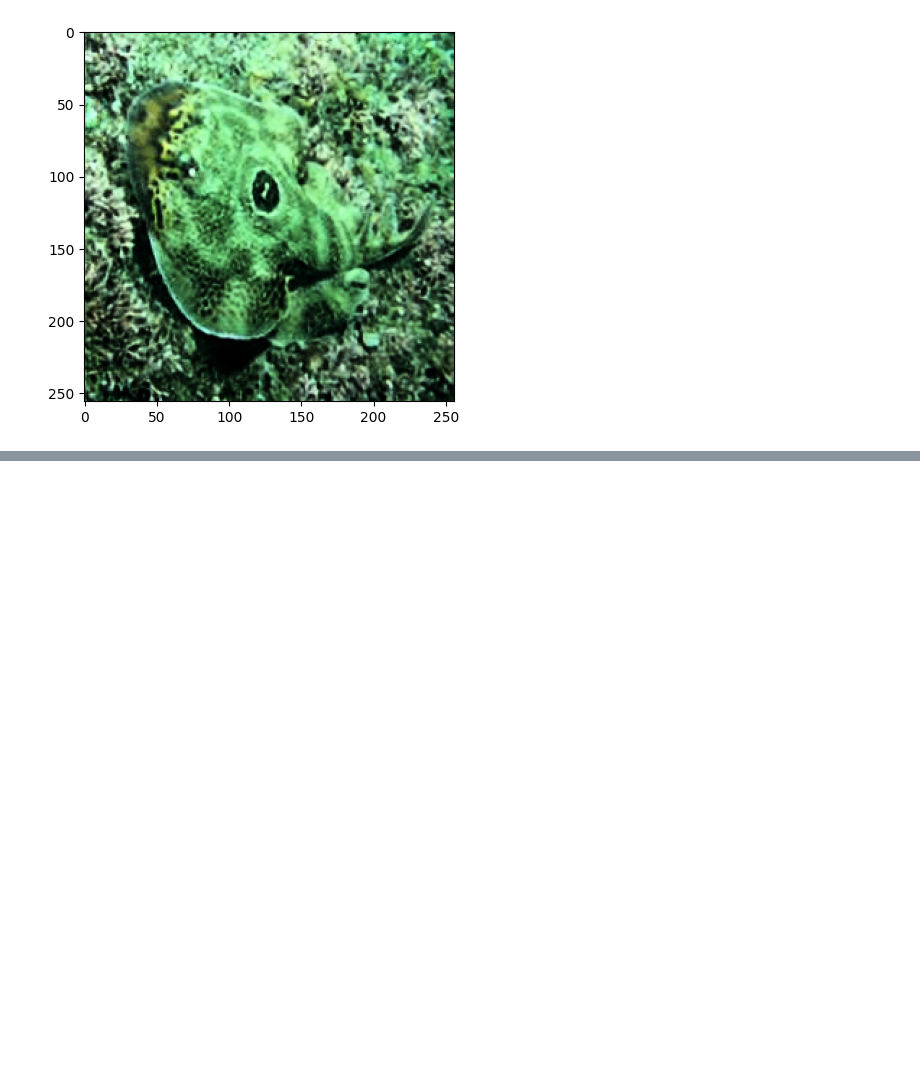
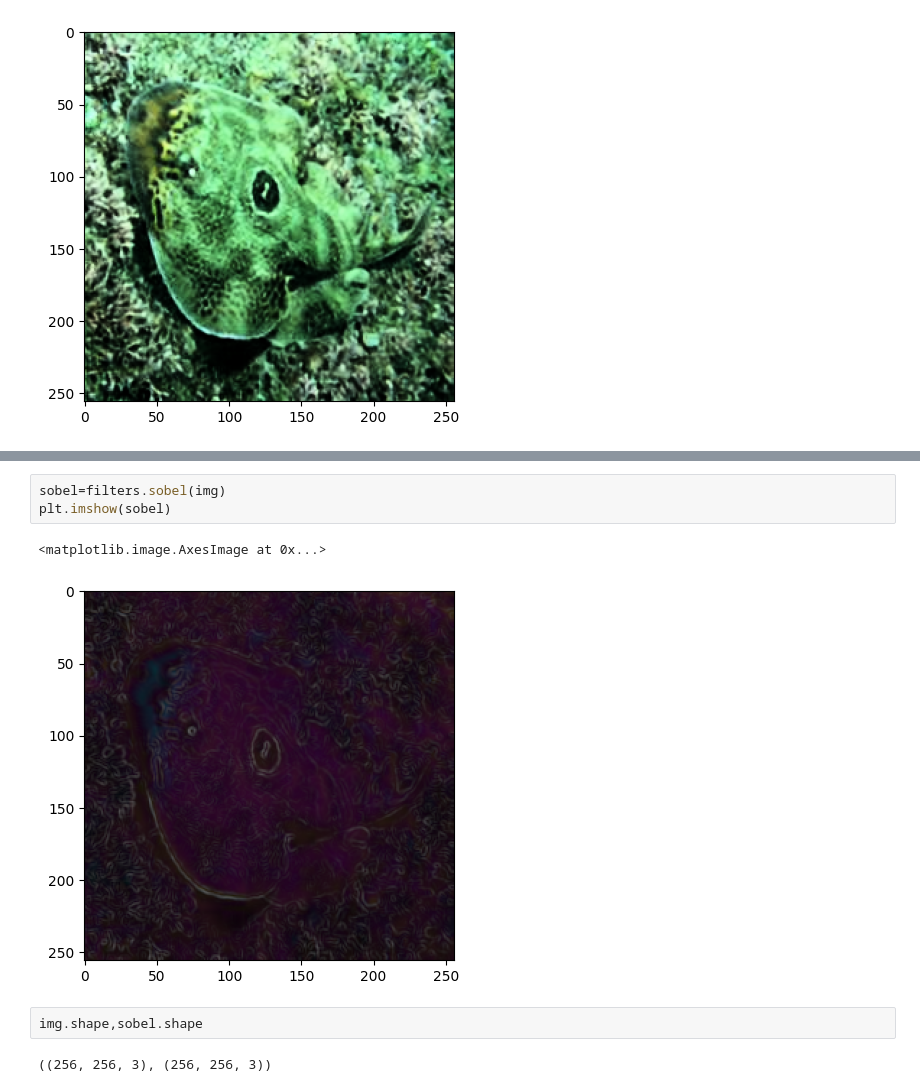
Before and after one commit to rahim-khan-iitg/underwater-image-enhancement, a Jupyter notebook: code/supporting.ipynb, the cells around one changed output, grey strips where cells are left out. Drawn from its saved outputs; the diff is of its cells as text; blank space fills up the shorter version.

```diff
--- a/code/supporting.ipynb
+++ b/code/supporting.ipynb
@@ -254,0 +264,10 @@ plt.show()
+# %%
+sobel=filters.sobel(img)
+plt.imshow(sobel)
+# %% [output]
+<matplotlib.image.AxesImage at 0x...>
+[figure, added]
+# %%
+img.shape,sobel.shape
+# %% [output]
+((256, 256, 3), (256, 256, 3))
```
Also changed, not shown: parts of 11 cells of this notebook, 4 other files.
